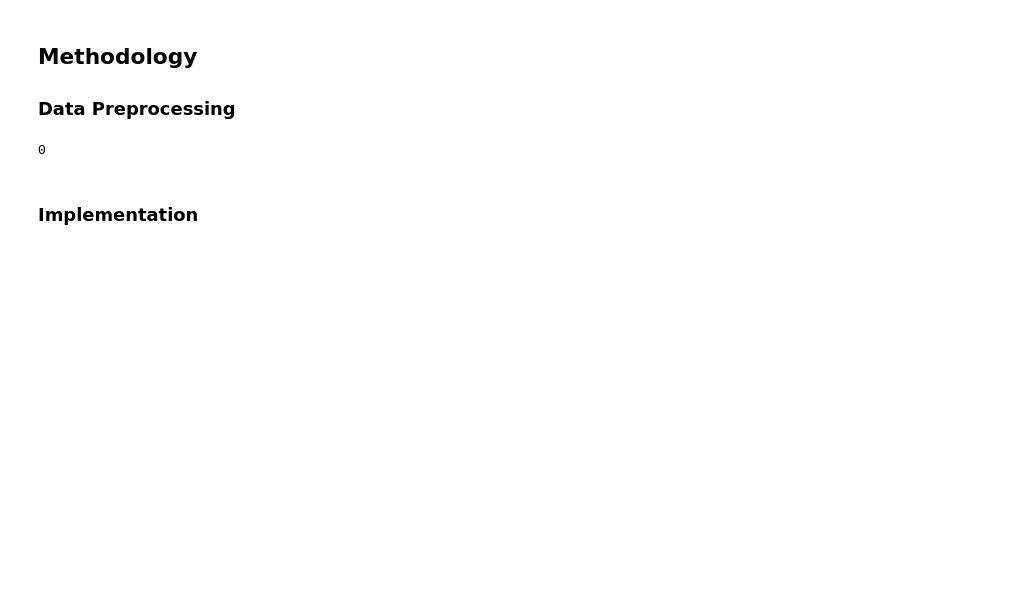
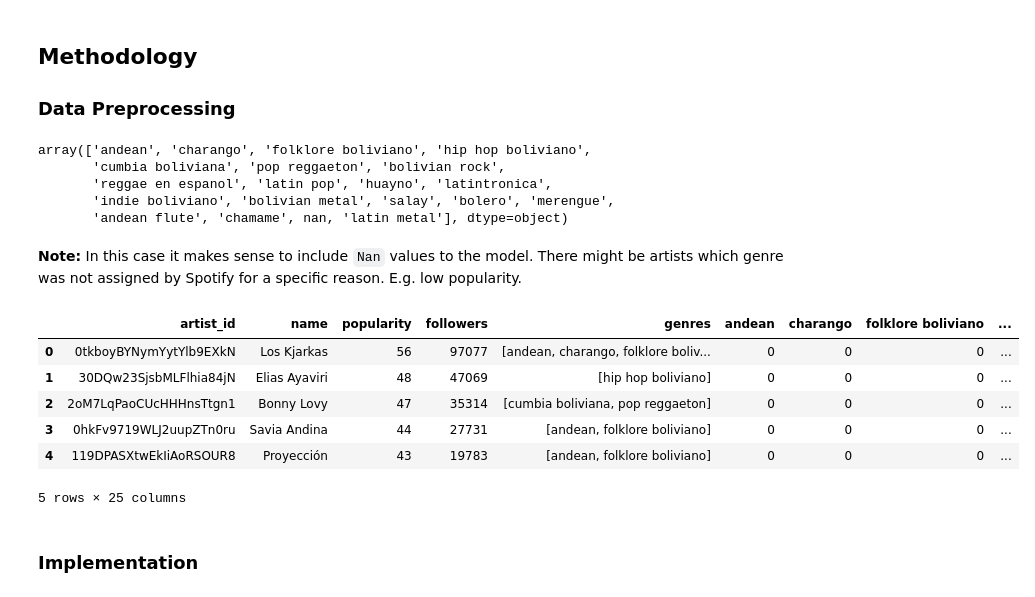
Before and after one commit to leanguardia/bolivian-music, a Jupyter notebook: Capstone-Project.ipynb, the cells around one changed output. Saved outputs shown, nothing was run; the diff lists cells and outputs as text; code cells hidden in the pictures; blank space fills up the shorter version.

```diff
--- a/Capstone-Project.ipynb
+++ b/Capstone-Project.ipynb
@@ -192,7 +192,3 @@ ax.set_title("Scattered Artists Zoomed");
 ## Methodology
 
 ### Data Preprocessing
-# %%
-df.genres.explode().isnull().sum()
-# %% [output]
-0
@@ -199,2 +197,34 @@ df.genres.explode().isnull().sum()
+# %%
+genres = df.genres.explode().unique()
+genres
+# %% [output]
+array(['andean', 'charango', 'folklore boliviano', 'hip hop boliviano',
+       'cumbia boliviana', 'pop reggaeton', 'bolivian rock',
+       'reggae en espanol', 'latin pop', 'huayno', 'latintronica',
+       'indie boliviano', 'bolivian metal', 'salay', 'bolero', 'merengue',
+       'andean flute', 'chamame', nan, 'latin metal'], dtype=object)
+# %% [markdown]
+**Note:** In this case it makes sense to include `Nan` values to the model. There might be artists which genre was not assigned by  Spotify for a specific reason. E.g. low popularity.
+# %%
+# Create a container to fill dummy variables
+zeroes = np.zeros((df.shape[0], len(genres)))
+dummies = pd.DataFrame(zeroes, columns=genres, index=df.index, dtype=int)
+
+# Fill dummy variables for each genre in the list.
+# for i, genres in enumerate(df.genres):
+#         indices = np.unique(dummies.columns.get_indexer(genres))
+#         dummies.iloc[i, indices] = 1
+
+# Merge dummies to df
+df_model = pd.concat([df, dummies], axis=1)
+df_model.head()
+# %% [output]
+|  | artist_id | name | popularity | followers | genres | andean | charango | folklore boliviano | ... |
+| 0 | 0tkboyBYNymYytYlb9EXkN | Los Kjarkas | 56 | 97077 | [andean, charango, folklore boliv... | 0 | 0 | 0 | ... |
+| 1 | 30DQw23SjsbMLFlhia84jN | Elias Ayaviri | 48 | 47069 | [hip hop boliviano] | 0 | 0 | 0 | ... |
+| 2 | 2oM7LqPaoCUcHHHnsTtgn1 | Bonny Lovy | 47 | 35314 | [cumbia boliviana, pop reggaeton] | 0 | 0 | 0 | ... |
+| 3 | 0hkFv9719WLJ2uupZTn0ru | Savia Andina | 44 | 27731 | [andean, folklore boliviano] | 0 | 0 | 0 | ... |
+| 4 | 119DPASXtwEkIiAoRSOUR8 | Proyección | 43 | 19783 | [andean, folklore boliviano] | 0 | 0 | 0 | ... |
+5 rows × 25 columns
 # %% [markdown]
 ### Implementation
```
Also changed, not shown: parts of 9 cells of this notebook.
